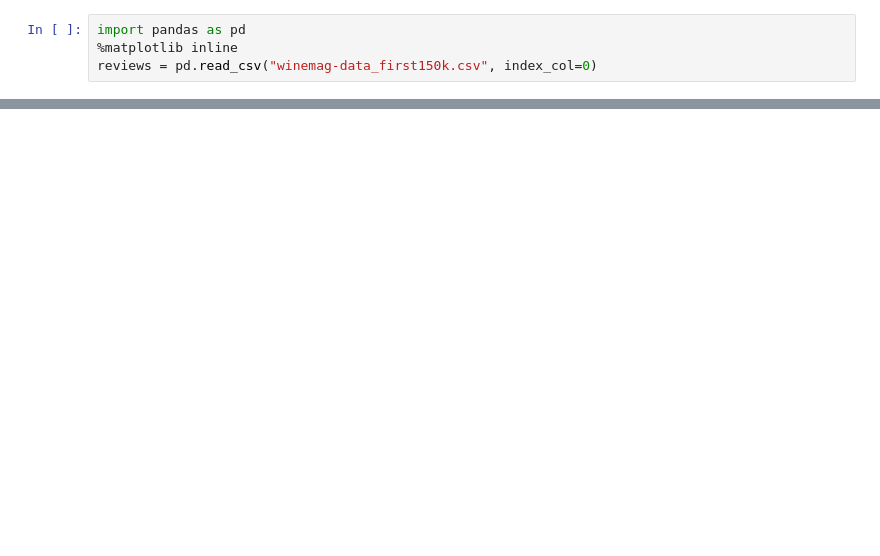
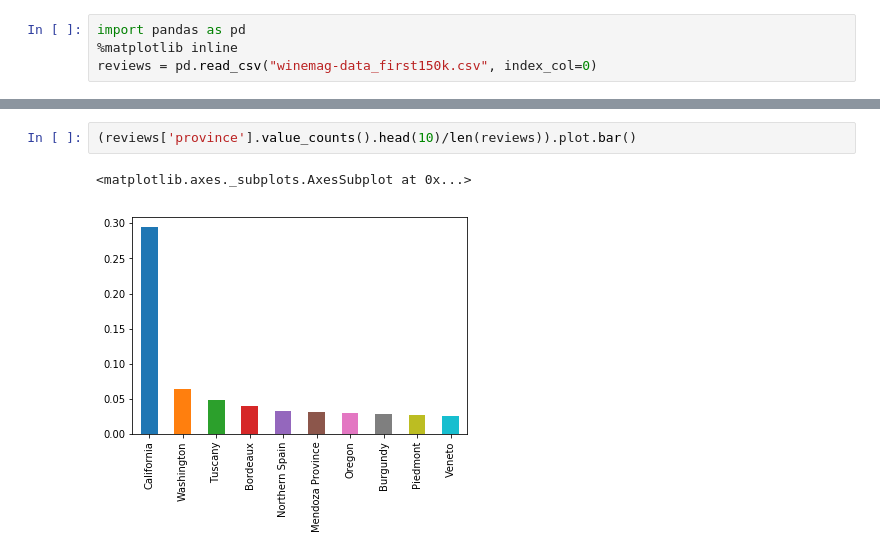
Before and after one commit to bogdantoader/kaggle_learn_experiments, a Jupyter notebook: plotting/plotting.ipynb, the cells around one changed output, grey strips where cells are left out. Cells and saved outputs as stored; diff of their text form; blank space fills up the shorter version.

```diff
--- a/plotting/plotting.ipynb
+++ b/plotting/plotting.ipynb
@@ -13,0 +21,5 @@ reviews.province.value_counts().head().plot.bar()
+# %%
+(reviews['province'].value_counts().head(10)/len(reviews)).plot.bar()
+# %% [output]
+<matplotlib.axes._subplots.AxesSubplot at 0x...>
+[figure, added]
```
Also changed, not shown: parts of 12 cells of this notebook.
